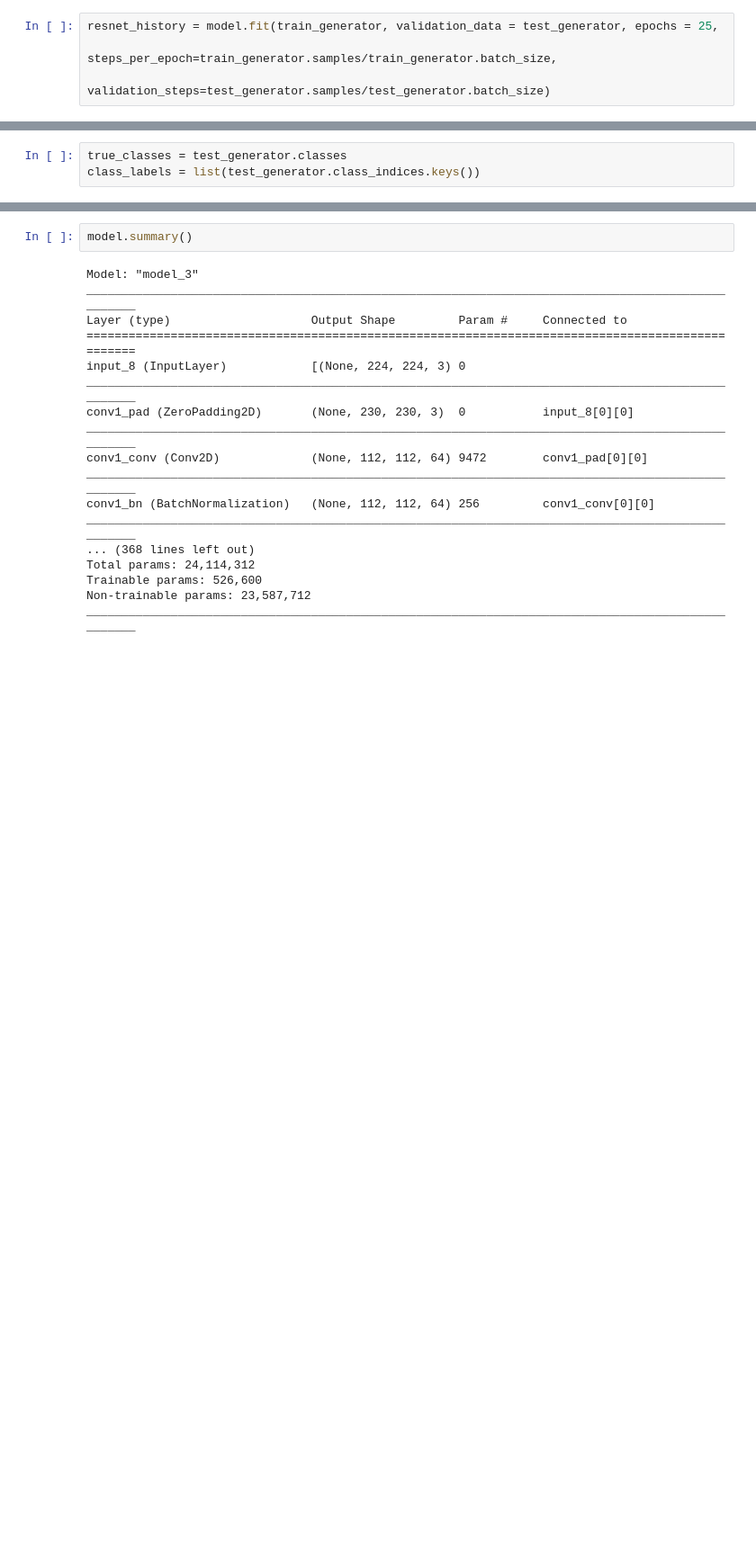
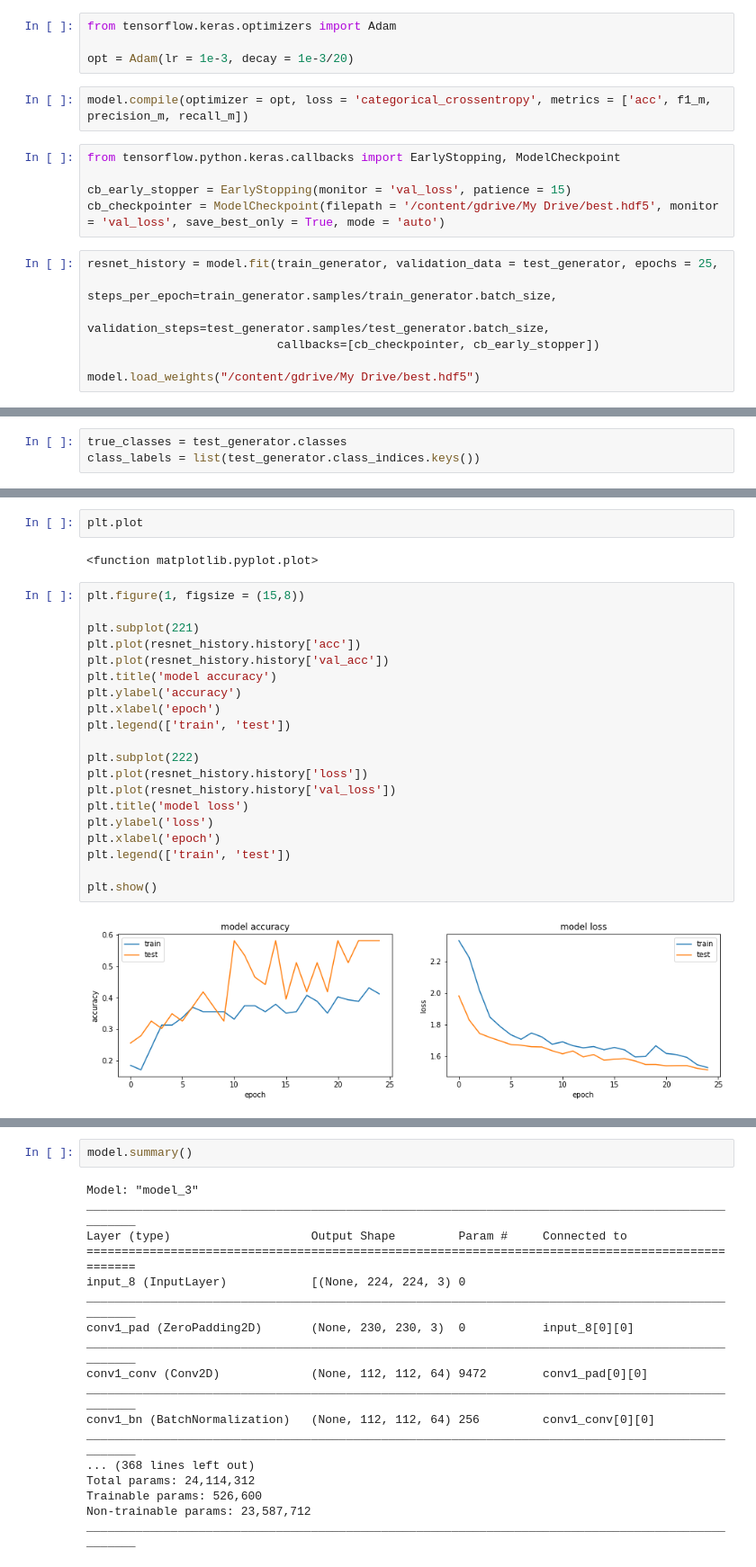
Before and after one commit to MaheshaMuthumala/plant-species-recognition, a Jupyter notebook: research.ipynb, the cells around one changed output, grey strips where cells are left out. Shown: that part at 90% size. Drawn from its saved outputs; the diff is of its cells as text; blank space fills up the shorter version.

```diff
--- a/research.ipynb
+++ b/research.ipynb
@@ -129,6 +193,20 @@ model.compile(optimizer = tf.keras.optimizers.SGD(lr=0.0001), loss = 'binary_cro
+# %%
+from tensorflow.keras.optimizers import Adam
+
+opt = Adam(lr = 1e-3, decay = 1e-3/20)
+# %%
+model.compile(optimizer = opt, loss = 'categorical_crossentropy', metrics = ['acc', f1_m, precision_m, recall_m])
+# %%
+from tensorflow.python.keras.callbacks import EarlyStopping, ModelCheckpoint
+
+cb_early_stopper = EarlyStopping(monitor = 'val_loss', patience = 15)
+cb_checkpointer = ModelCheckpoint(filepath = '/content/gdrive/My Drive/best.hdf5', monitor = 'val_loss', save_best_only = True, mode = 'auto')
 # %%
 resnet_history = model.fit(train_generator, validation_data = test_generator, epochs = 25,
                            steps_per_epoch=train_generator.samples/train_generator.batch_size,
-                           validation_steps=test_generator.samples/test_generator.batch_size)
+                           validation_steps=test_generator.samples/test_generator.batch_size,
+                           callbacks=[cb_checkpointer, cb_early_stopper])
+
+model.load_weights("/content/gdrive/My Drive/best.hdf5")
 # %% [output]
 Epoch 1/25
@@ -182,0 +269,26 @@ weighted avg       0.01      0.12      0.02        43
+# %%
+plt.plot
+# %% [output]
+<function matplotlib.pyplot.plot>
+# %%
+plt.figure(1, figsize = (15,8))
+
+plt.subplot(221)
+plt.plot(resnet_history.history['acc'])
+plt.plot(resnet_history.history['val_acc'])
+plt.title('model accuracy')
+plt.ylabel('accuracy')
+plt.xlabel('epoch')
+plt.legend(['train', 'test'])
+
+plt.subplot(222)
+plt.plot(resnet_history.history['loss'])
+plt.plot(resnet_history.history['val_loss'])
+plt.title('model loss')
+plt.ylabel('loss')
+plt.xlabel('epoch')
+plt.legend(['train', 'test'])
+
+plt.show()
+# %% [output]
+[figure, added]
```
Also changed, not shown: parts of 18 cells of this notebook.
